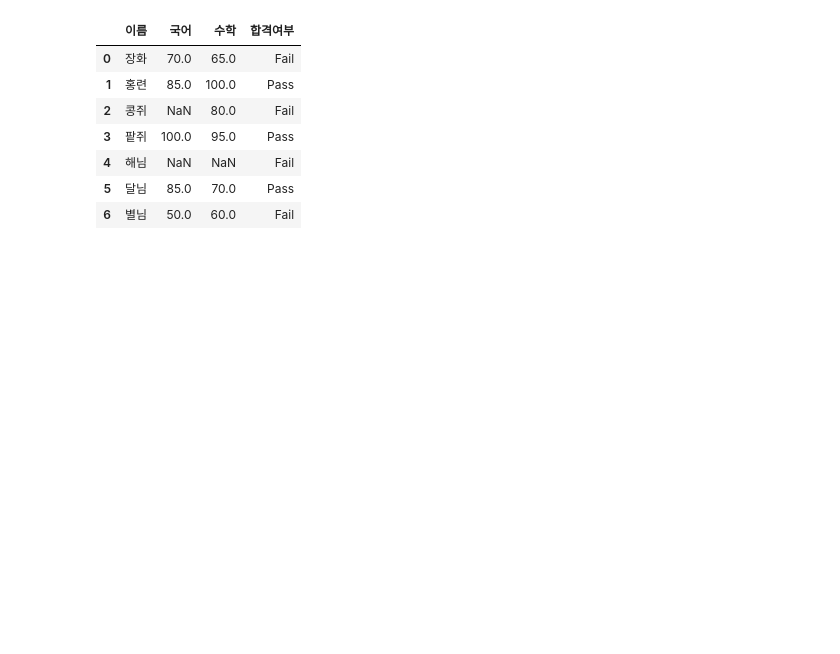
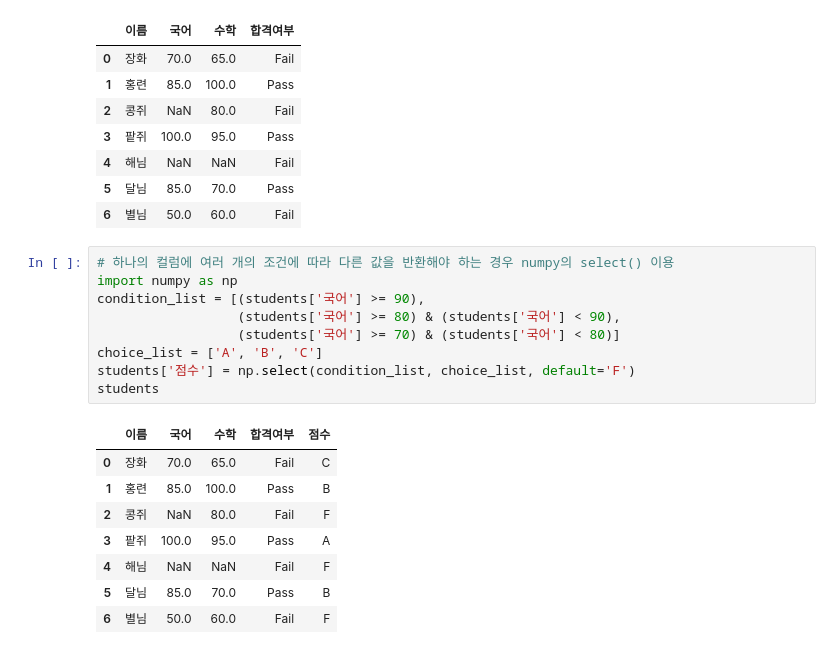
Before and after one commit to shbang-cmd/python_onebook, a Jupyter notebook: 파이썬한권으로끝내기_2장.ipynb, the cells around one changed output. Cells and saved outputs as stored; diff of their text form; blank space fills up the shorter version.

```diff
--- a/파이썬한권으로끝내기_2장.ipynb
+++ b/파이썬한권으로끝내기_2장.ipynb
@@ -564,3 +566,21 @@ students
 | 4 | 해님 | NaN | NaN | Fail |
 | 5 | 달님 | 85.0 | 70.0 | Pass |
 | 6 | 별님 | 50.0 | 60.0 | Fail |
+# %%
+# 하나의 컬럼에 여러 개의 조건에 따라 다른 값을 반환해야 하는 경우 numpy의 select() 이용
+import numpy as np
+condition_list = [(students['국어'] >= 90),
+                  (students['국어'] >= 80) & (students['국어'] < 90),
+                  (students['국어'] >= 70) & (students['국어'] < 80)]
+choice_list = ['A', 'B', 'C']
+students['점수'] = np.select(condition_list, choice_list, default='F')
+students
+# %% [output]
+|  | 이름 | 국어 | 수학 | 합격여부 | 점수 |
+| 0 | 장화 | 70.0 | 65.0 | Fail | C |
+| 1 | 홍련 | 85.0 | 100.0 | Pass | B |
+| 2 | 콩쥐 | NaN | 80.0 | Fail | F |
+| 3 | 팥쥐 | 100.0 | 95.0 | Pass | A |
+| 4 | 해님 | NaN | NaN | Fail | F |
+| 5 | 달님 | 85.0 | 70.0 | Pass | B |
+| 6 | 별님 | 50.0 | 60.0 | Fail | F |
```
Also changed, not shown: parts of 16 cells of this notebook.
